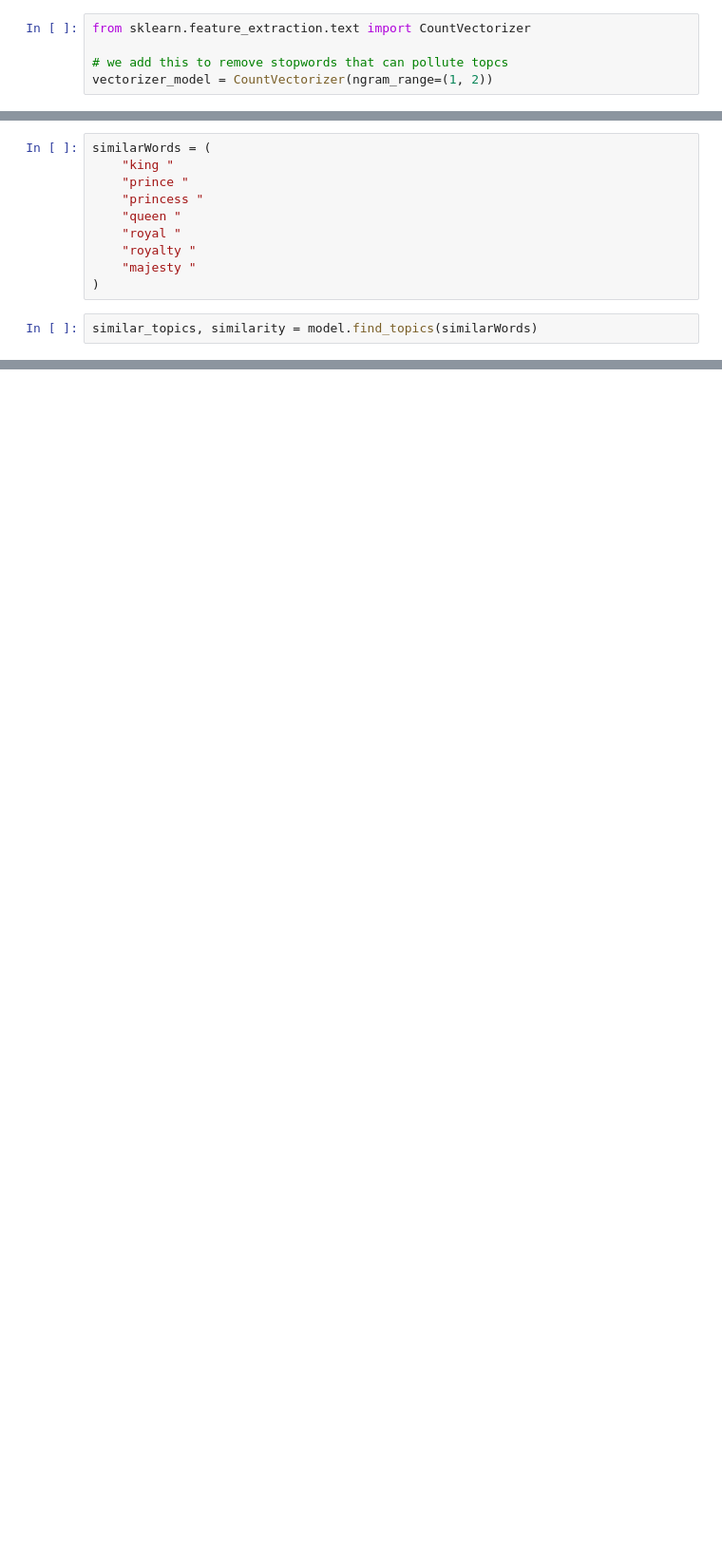
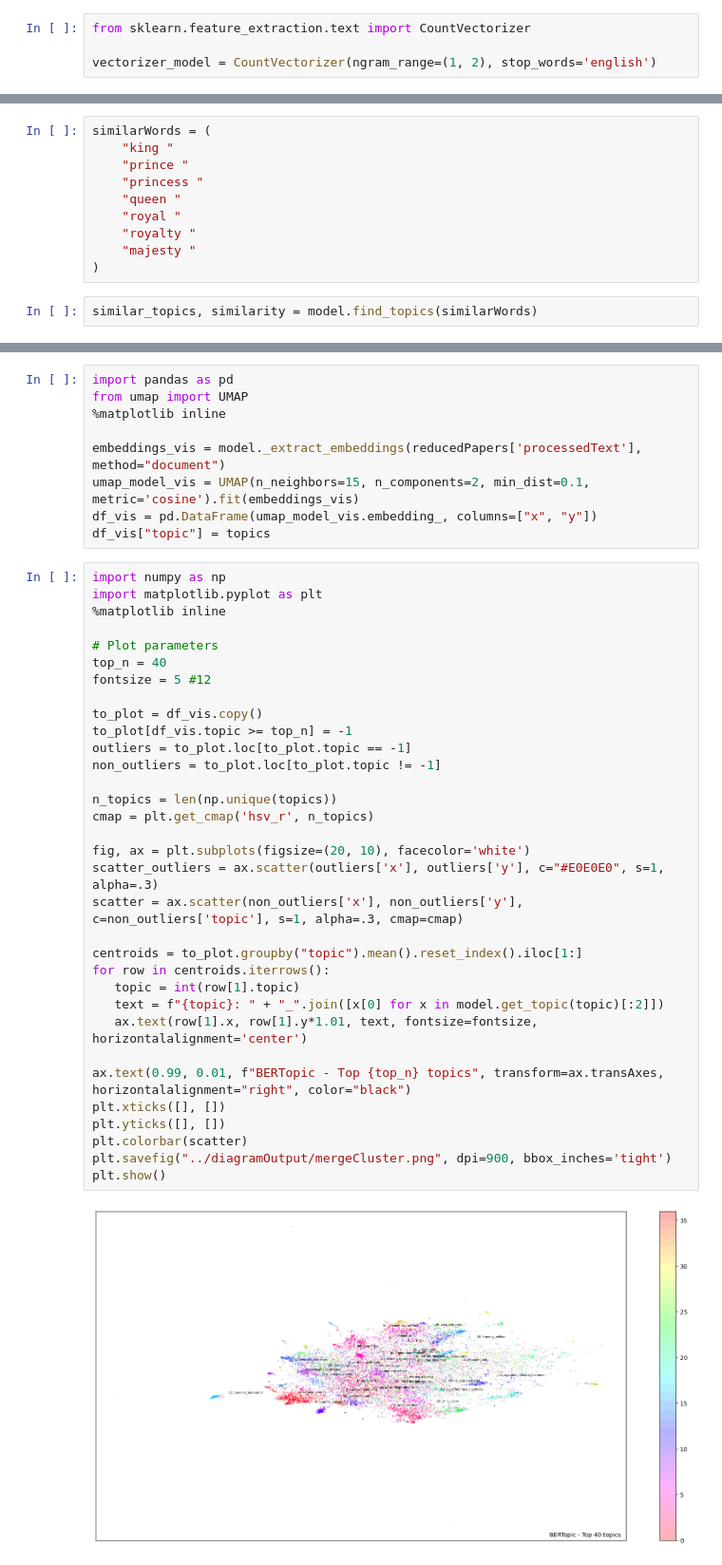
Before and after one commit to Altishofer/HansardSentimentTopicAnalysis, a Jupyter notebook: src/ts_2.ipynb, the cells around one changed output, grey strips where cells are left out. Shown at 95% size. Saved outputs shown, nothing was run; the diff lists cells and outputs as text; blank space fills up the shorter version.

```diff
--- a/src/ts_2.ipynb
+++ b/src/ts_2.ipynb
@@ -28,8 +28,7 @@ hdbscan_model = HDBSCAN(min_cluster_size=80, min_samples=40,
 # %%
 from sklearn.feature_extraction.text import CountVectorizer
 
-# we add this to remove stopwords that can pollute topcs
-vectorizer_model = CountVectorizer(ngram_range=(1, 2))
+vectorizer_model = CountVectorizer(ngram_range=(1, 2), stop_words='english')
 # %%
 from bertopic import BERTopic
 
@@ -159,0 +140,44 @@ ValueError: Shape of passed values is (20602, 1), indices imply (20602, 2)
+# %%
+import pandas as pd
+from umap import UMAP
+%matplotlib inline
+
+embeddings_vis = model._extract_embeddings(reducedPapers['processedText'], method="document")
+umap_model_vis = UMAP(n_neighbors=15, n_components=2, min_dist=0.1, metric='cosine').fit(embeddings_vis)
+df_vis = pd.DataFrame(umap_model_vis.embedding_, columns=["x", "y"])
+df_vis["topic"] = topics
+# %%
+import numpy as np
+import matplotlib.pyplot as plt
+%matplotlib inline
+
+# Plot parameters
+top_n = 40
+fontsize = 5 #12
+
+to_plot = df_vis.copy()
+to_plot[df_vis.topic >= top_n] = -1
+outliers = to_plot.loc[to_plot.topic == -1]
+non_outliers = to_plot.loc[to_plot.topic != -1]
+
+n_topics = len(np.unique(topics))
+cmap = plt.get_cmap('hsv_r', n_topics)
+
+fig, ax = plt.subplots(figsize=(20, 10), facecolor='white')
+scatter_outliers = ax.scatter(outliers['x'], outliers['y'], c="#E0E0E0", s=1, alpha=.3)
+scatter = ax.scatter(non_outliers['x'], non_outliers['y'], c=non_outliers['topic'], s=1, alpha=.3, cmap=cmap)
+
+centroids = to_plot.groupby("topic").mean().reset_index().iloc[1:]
+for row in centroids.iterrows():
+   topic = int(row[1].topic)
+   text = f"{topic}: " + "_".join([x[0] for x in model.get_topic(topic)[:2]])
+   ax.text(row[1].x, row[1].y*1.01, text, fontsize=fontsize, horizontalalignment='center')
+
+ax.text(0.99, 0.01, f"BERTopic - Top {top_n} topics", transform=ax.transAxes, horizontalalignment="right", color="black")
+plt.xticks([], [])
+plt.yticks([], [])
+plt.colorbar(scatter)
+plt.savefig("../diagramOutput/mergeCluster.png", dpi=900, bbox_inches='tight')
+plt.show()
+# %% [output]
+[figure, added]
```
Also changed, not shown: parts of 13 cells of this notebook, 6 other files.
